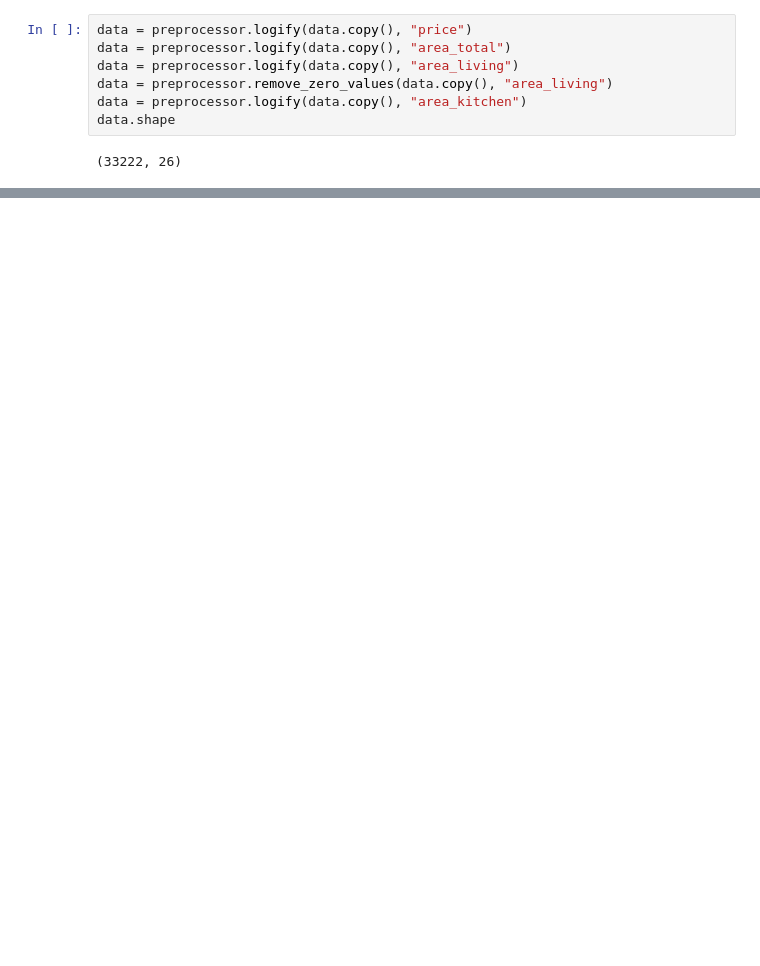
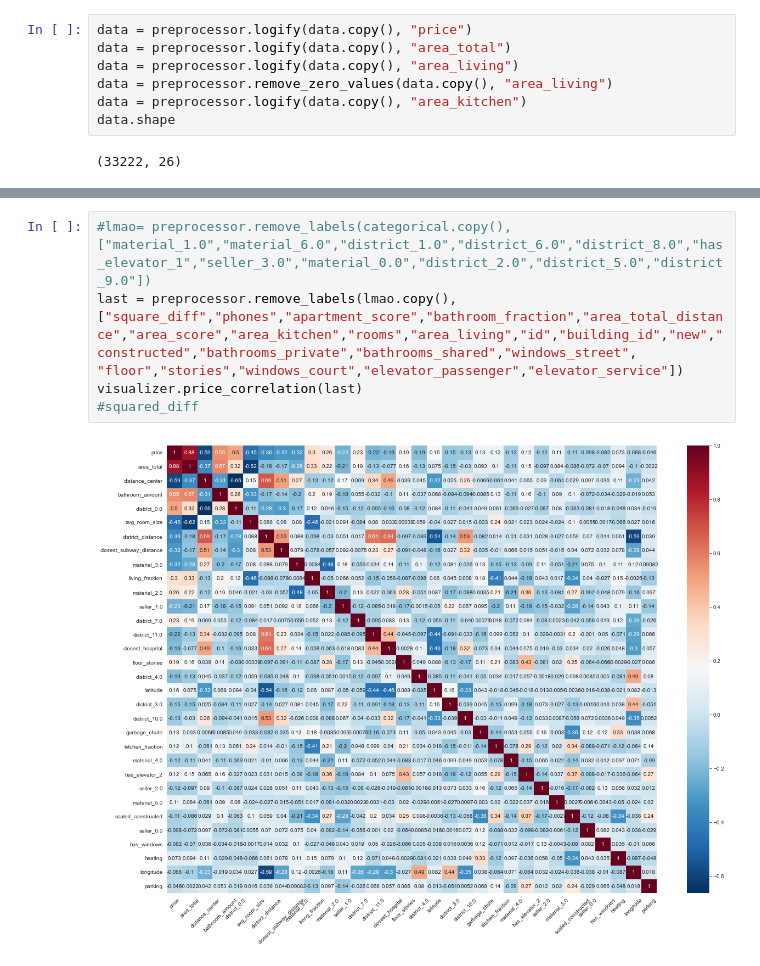
Before and after one commit to Olaussen/TDT4173_group69, a Jupyter notebook: src/testing_shitt.ipynb, the cells around one changed output, grey strips where cells are left out. Drawn from its saved outputs; the diff is of its cells as text; blank space fills up the shorter version.

```diff
--- a/src/testing_shitt.ipynb
+++ b/src/testing_shitt.ipynb
@@ -148,2 +135,9 @@ featured.head()
+# %%
+#lmao= preprocessor.remove_labels(categorical.copy(), ["material_1.0","material_6.0","district_1.0","district_6.0","district_8.0","has_elevator_1","seller_3.0","material_0.0","district_2.0","district_5.0","district_9.0"])
+last = preprocessor.remove_labels(lmao.copy(), ["square_diff","phones","apartment_score","bathroom_fraction","area_total_distance","area_score","area_kitchen","rooms","area_living","id","building_id","new","constructed","bathrooms_private","bathrooms_shared","windows_street", "floor","stories","windows_court","elevator_passenger","elevator_service"])
+visualizer.price_correlation(last)
+#squared_diff
+# %% [output]
+[figure, added]
 # %%
 # Seperating training and test data
```
Also changed, not shown: parts of 8 cells of this notebook, 6 other files.
